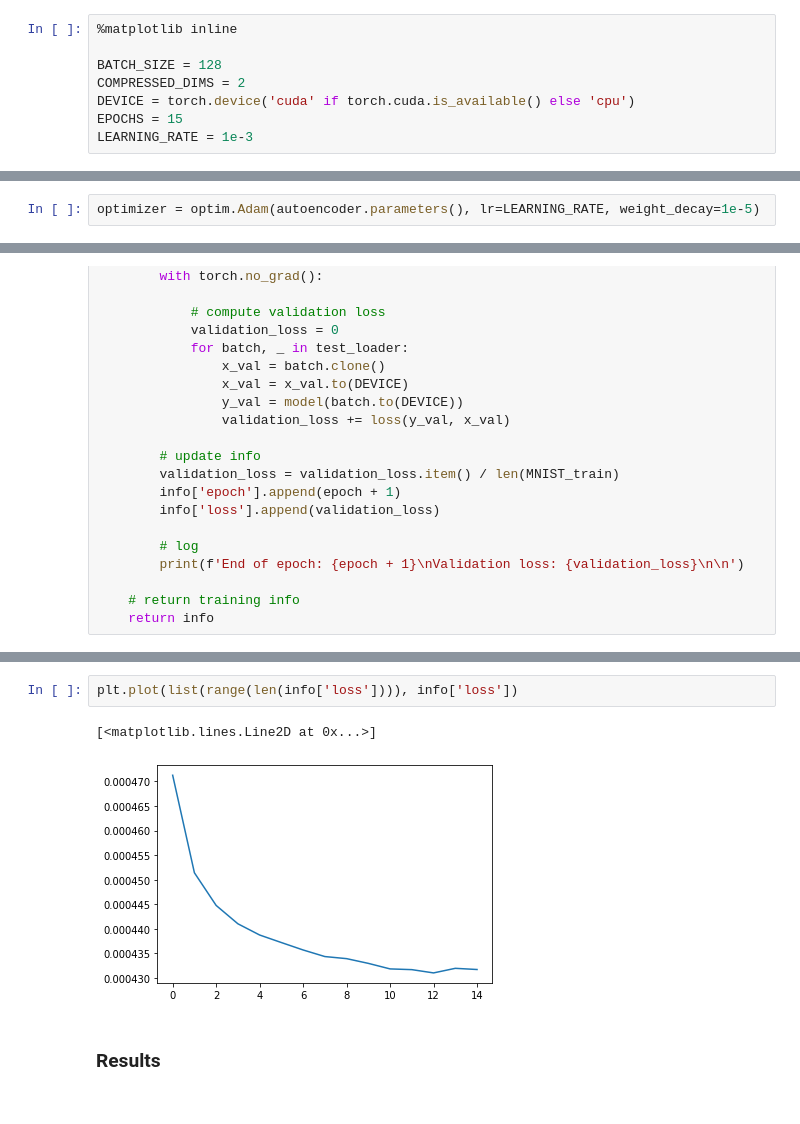
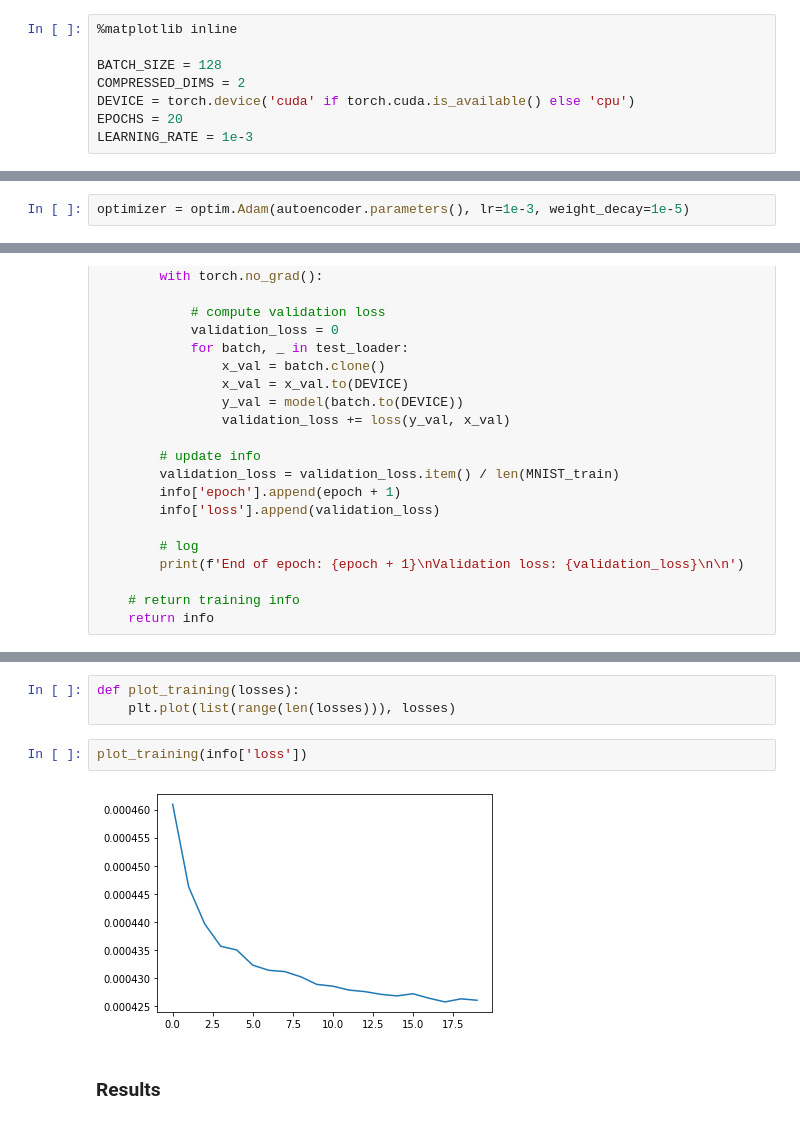
Before and after one commit to dmrib/generative, a Jupyter notebook: models/Variational Autoencoder.ipynb, the cells around one changed output, grey strips where cells are left out. Cells and saved outputs as stored; diff of their text form.

```diff
--- a/models/Variational Autoencoder.ipynb
+++ b/models/Variational Autoencoder.ipynb
@@ -21,7 +21,7 @@ import torchvision
 BATCH_SIZE = 128
 COMPRESSED_DIMS = 2
 DEVICE = torch.device('cuda' if torch.cuda.is_available() else 'cpu')
-EPOCHS = 15
+EPOCHS = 20
 LEARNING_RATE = 1e-3
 # %% [markdown]
 ### Load dataset
@@ -153,7 +153,7 @@ Estimated Total Size (MB): 1.92
 # %% [markdown]
 Define optimizer:
 # %%
-optimizer = optim.Adam(autoencoder.parameters(), lr=LEARNING_RATE, weight_decay=1e-5)
+optimizer = optim.Adam(autoencoder.parameters(), lr=1e-3, weight_decay=1e-5)
 # %% [markdown]
 Training loop:
 # %%
@@ -235,8 +235,10 @@ Validation loss: 0.00043721510569254556
-# %%
-plt.plot(list(range(len(info['loss']))), info['loss'])
-# %% [output]
-[<matplotlib.lines.Line2D at 0x...>]
-[figure, removed]
+# %%
+def plot_training(losses):
+    plt.plot(list(range(len(losses))), losses)
+# %%
+plot_training(info['loss'])
+# %% [output]
+[figure, added]
 # %% [markdown]
 ### Results
 # %% [markdown]
```
Also changed, not shown: parts of 37 cells of this notebook.
